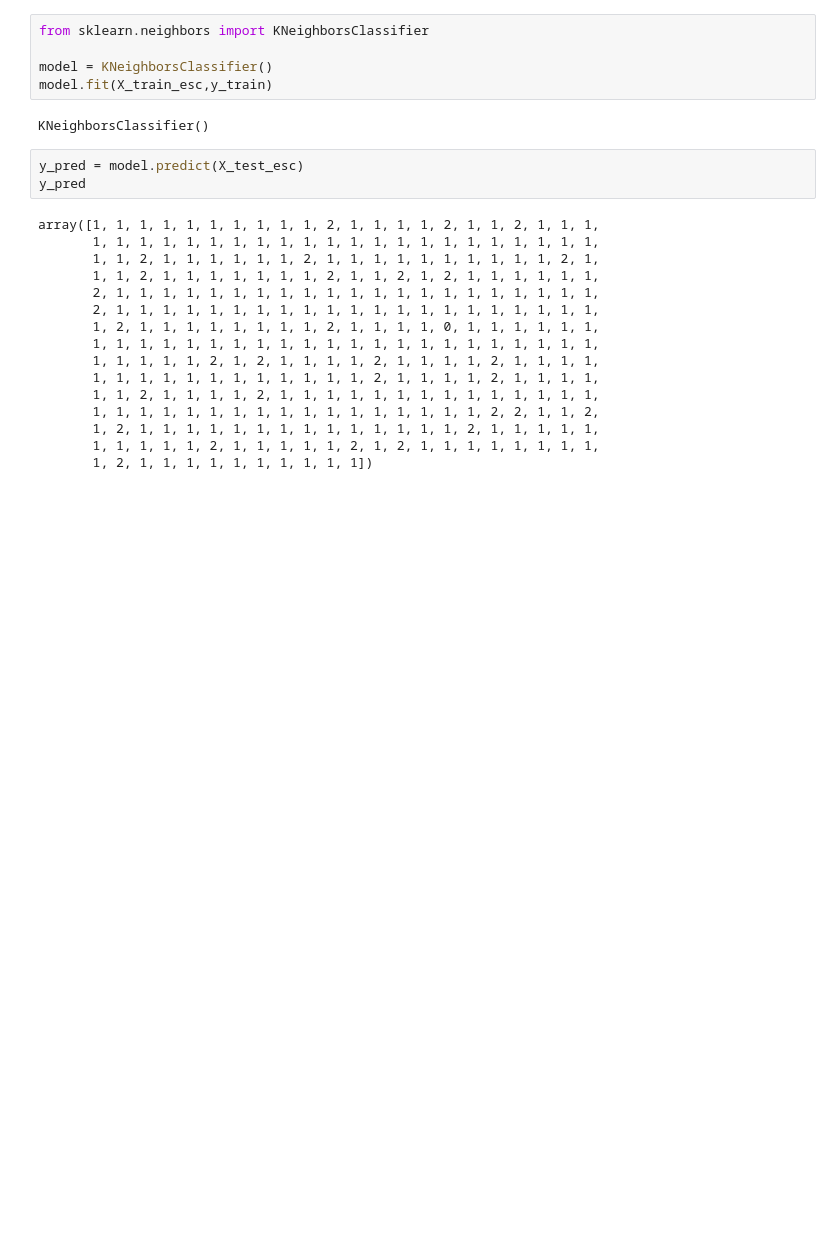
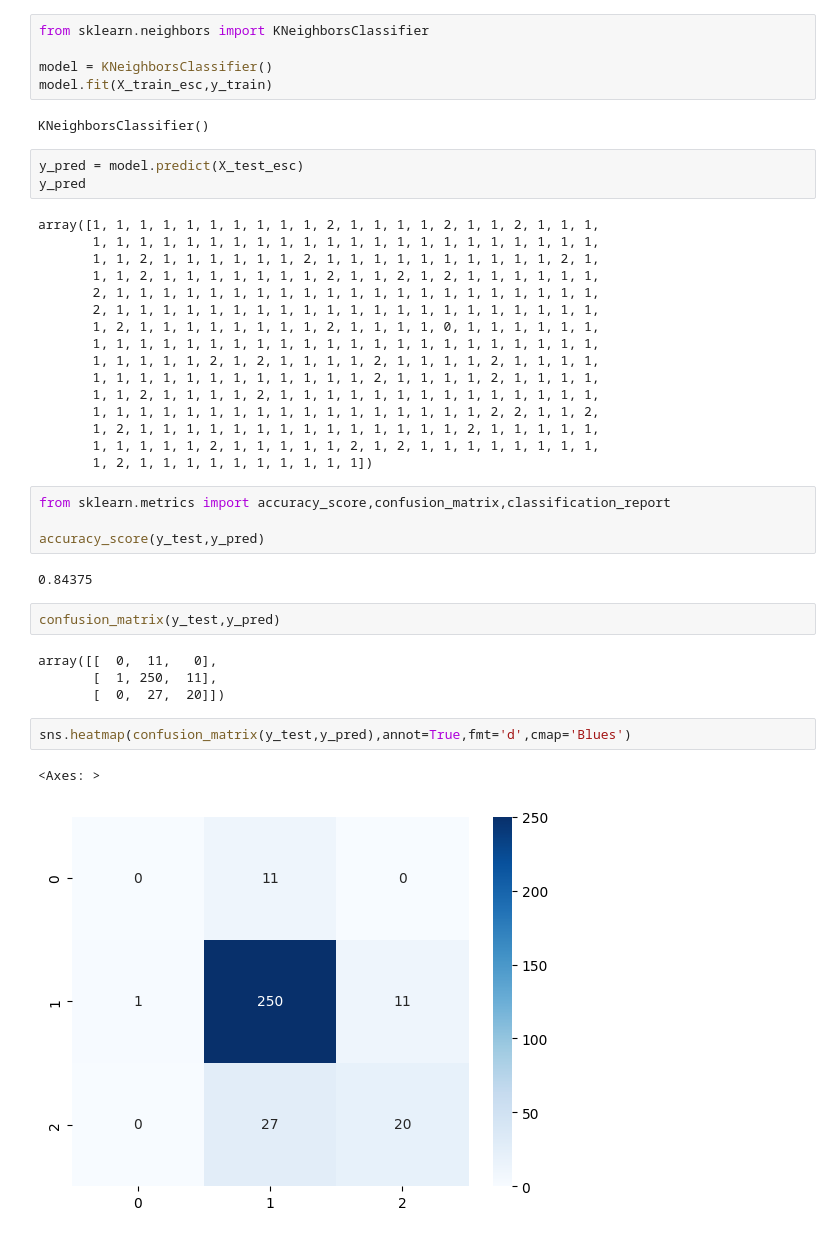
Before and after one commit to PI-OA/knn, a Jupyter notebook: src/explore.ipynb, the cells around one changed output. Saved outputs shown, nothing was run; the diff lists cells and outputs as text; blank space fills up the shorter version.

```diff
--- a/src/explore.ipynb
+++ b/src/explore.ipynb
@@ -175,3 +175,20 @@ array([1, 1, 1, 1, 1, 1, 1, 1, 1, 1, 2, 1, 1, 1, 1, 2, 1, 1, 2, 1, 1, 1,
        1, 2, 1, 1, 1, 1, 1, 1, 1, 1, 1, 1, 1, 1, 1, 1, 2, 1, 1, 1, 1, 1,
        1, 1, 1, 1, 1, 2, 1, 1, 1, 1, 1, 2, 1, 2, 1, 1, 1, 1, 1, 1, 1, 1,
        1, 2, 1, 1, 1, 1, 1, 1, 1, 1, 1, 1])
+# %%
+from sklearn.metrics import accuracy_score,confusion_matrix,classification_report
+
+accuracy_score(y_test,y_pred)
+# %% [output]
+0.84375
+# %%
+confusion_matrix(y_test,y_pred)
+# %% [output]
+array([[  0,  11,   0],
+       [  1, 250,  11],
+       [  0,  27,  20]])
+# %%
+sns.heatmap(confusion_matrix(y_test,y_pred),annot=True,fmt='d',cmap='Blues')
+# %% [output]
+<Axes: >
+[figure, added]
```
Also changed, not shown: parts of 7 cells of this notebook.
